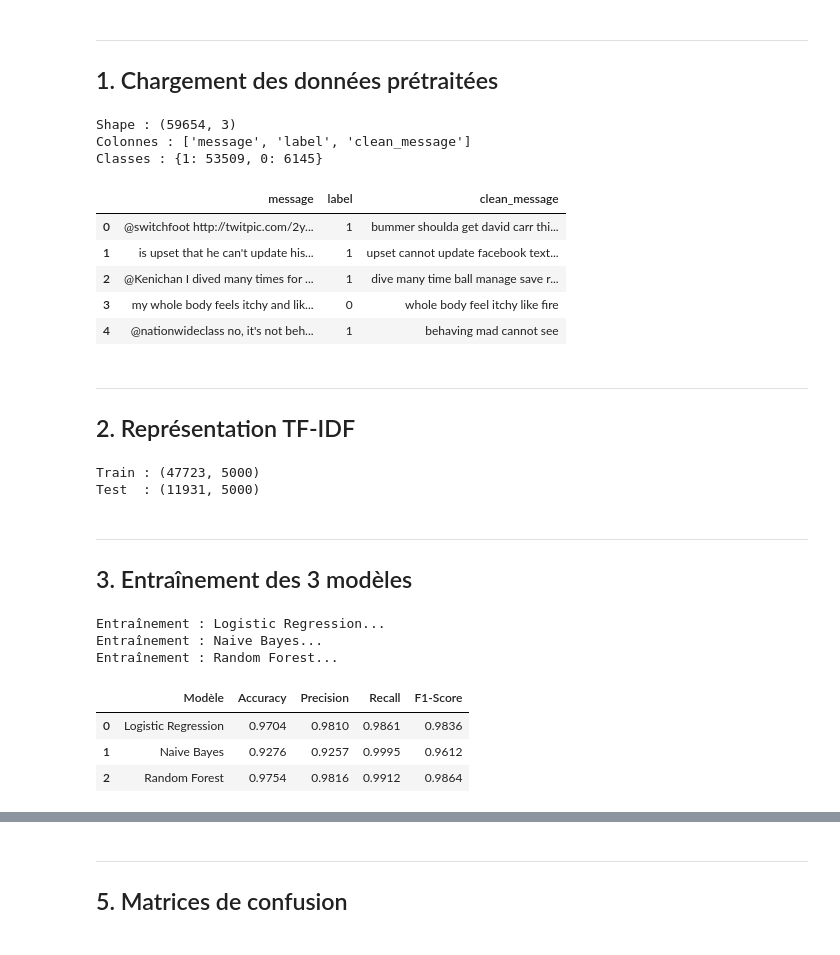
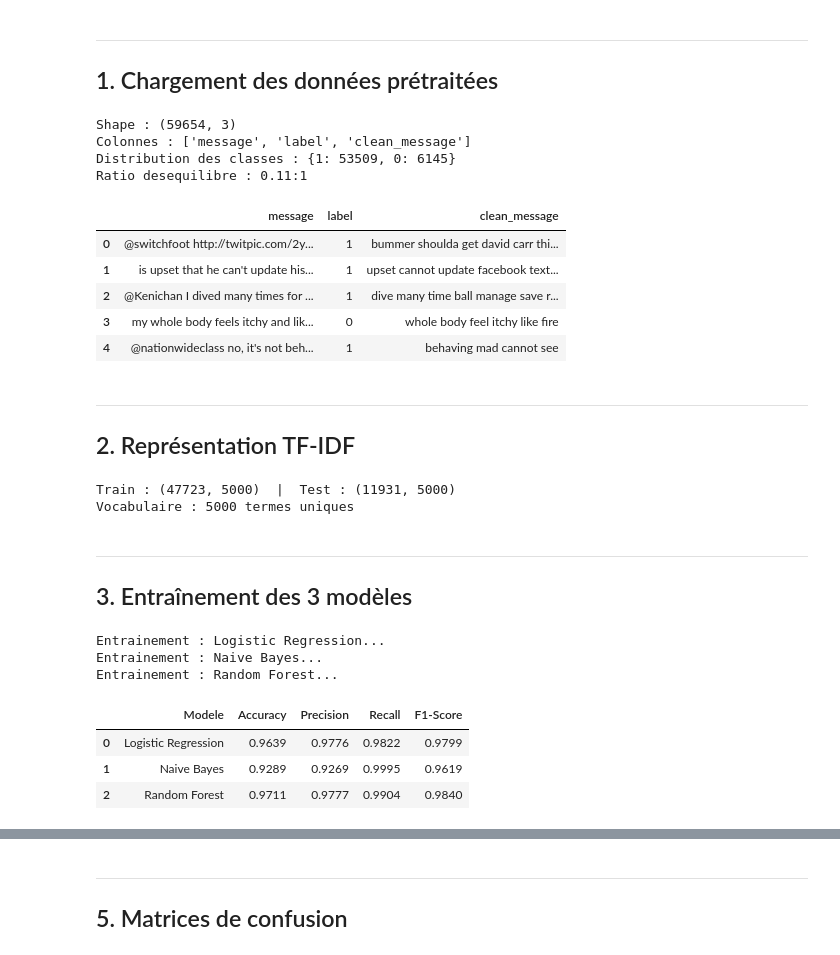
Before and after one commit to Heathclifffs/tweet-suspect-detection, a Jupyter notebook: notebooks/02_modeling.ipynb, the cells around one changed output, grey strips where cells are left out. Saved outputs shown, nothing was run; the diff lists cells and outputs as text; code cells hidden in the pictures.

```diff
--- a/notebooks/02_modeling.ipynb
+++ b/notebooks/02_modeling.ipynb
@@ -28,15 +33,18 @@ plt.style.use('ggplot')
 ---
 ## 1. Chargement des données prétraitées
 # %%
-df = pd.read_csv('../data/processed/tweets_clean.csv')
+df = pd.read_csv("../data/processed/tweets_clean.csv")
 print(f"Shape : {df.shape}")
 print(f"Colonnes : {list(df.columns)}")
-print(f"Classes : {df['label'].value_counts().to_dict()}")
+print(f"Distribution des classes : {df['label'].value_counts().to_dict()}")
+ratio = df['label'].value_counts()[0] / df['label'].value_counts()[1]
+print(f"Ratio desequilibre : {ratio:.2f}:1")
 df.head()
 # %% [output]
 Shape : (59654, 3)
 Colonnes : ['message', 'label', 'clean_message']
-Classes : {1: 53509, 0: 6145}
+Distribution des classes : {1: 53509, 0: 6145}
+Ratio desequilibre : 0.11:1
 |  | message | label | clean_message |
 | 0 | @switchfoot http://twitpic.com/2y... | 1 | bummer shoulda get david carr thi... |
 | 1 | is upset that he can't update his... | 1 | upset cannot update facebook text... |
@@ -47,60 +55,56 @@ Classes : {1: 53509, 0: 6145}
 ---
 ## 2. Représentation TF-IDF
 # %%
-X = df['clean_message']
-y = df['label']
+X = df["clean_message"]
+y = df["label"]
 
 X_train, X_test, y_train, y_test = train_test_split(
     X, y, test_size=0.2, random_state=42, stratify=y
 )
 
-vectorizer = TfidfVectorizer(max_features=5000)
+vectorizer = TfidfVectorizer(max_features=5000, ngram_range=(1, 2))
 X_train_vec = vectorizer.fit_transform(X_train)
 X_test_vec = vectorizer.transform(X_test)
 
-print(f"Train : {X_train_vec.shape}")
-print(f"Test  : {X_test_vec.shape}")
+print(f"Train : {X_train_vec.shape}  |  Test : {X_test_vec.shape}")
+print(f"Vocabulaire : {len(vectorizer.vocabulary_)} termes uniques")
 # %% [output]
-Train : (47723, 5000)
-Test  : (11931, 5000)
+Train : (47723, 5000)  |  Test : (11931, 5000)
+Vocabulaire : 5000 termes uniques
 # %% [markdown]
 ---
 ## 3. Entraînement des 3 modèles
 # %%
 models = {
-    'Logistic Regression': LogisticRegression(max_iter=1000, class_weight='balanced', random_state=42),
-    'Naive Bayes': MultinomialNB(),
-    'Random Forest': RandomForestClassifier(n_estimators=100, class_weight='balanced', random_state=42, n_jobs=-1),
+    "Logistic Regression": LogisticRegression(max_iter=1000, class_weight="balanced", random_state=42),
+    "Naive Bayes": MultinomialNB(),
+    "Random Forest": RandomForestClassifier(n_estimators=100, class_weight="balanced", random_state=42, n_jobs=-1),
 }
 
 results = []
 predictions = {}
 
 for name, model in models.items():
-    print(f"Entraînement : {name}...")
+    print(f"Entrainement : {name}...")
     model.fit(X_train_vec, y_train)
     y_pred = model.predict(X_test_vec)
-    y_proba = model.predict_proba(X_test_vec)[:, 1] if hasattr(model, 'predict_proba') else y_pred.astype(float)
+    y_proba = model.predict_proba(X_test_vec)[:, 1] if hasattr(model, "predict_proba") else y_pred.astype(float)
+    predictions[name] = {"y_true": y_test, "y_pred": y_pred, "y_proba": y_proba}
+    acc = round(accuracy_score(y_test, y_pred), 4)
+    prec = round(precision_score(y_test, y_pred), 4)
+    rec = round(recall_score(y_test, y_pred), 4)
+    f1 = round(f1_score(y_test, y_pred), 4)
+    results.append({"Modele": name, "Accuracy": acc, "Precision": prec, "Recall": rec, "F1-Score": f1})
 
-    predictions[name] = {'y_true': y_test, 'y_pred': y_pred, 'y_proba': y_proba}
-
-    results.append({
-        'Modèle': name,
-        'Accuracy': accuracy_score(y_test, y_pred),
-        'Precision': precision_score(y_test, y_pred),
-        'Recall': recall_score(y_test, y_pred),
-        'F1-Score': f1_score(y_test, y_pred),
-    })
-
-results_df = pd.DataFrame(results).round(4)
+results_df = pd.DataFrame(results)
 results_df
 # %% [output]
-Entraînement : Logistic Regression...
-Entraînement : Naive Bayes...
-Entraînement : Random Forest...
+Entrainement : Logistic Regression...
+Entrainement : Naive Bayes...
+Entrainement : Random Forest...
-|  | Modèle | Accuracy | Precision | Recall | F1-Score |
-| 0 | Logistic Regression | 0.9704 | 0.9810 | 0.9861 | 0.9836 |
-| 1 | Naive Bayes | 0.9276 | 0.9257 | 0.9995 | 0.9612 |
-| 2 | Random Forest | 0.9754 | 0.9816 | 0.9912 | 0.9864 |
+|  | Modele | Accuracy | Precision | Recall | F1-Score |
+| 0 | Logistic Regression | 0.9639 | 0.9776 | 0.9822 | 0.9799 |
+| 1 | Naive Bayes | 0.9289 | 0.9269 | 0.9995 | 0.9619 |
+| 2 | Random Forest | 0.9711 | 0.9777 | 0.9904 | 0.9840 |
 # %% [markdown]
 ---
```
Also changed, not shown: parts of 25 cells of this notebook, 11 other files.
